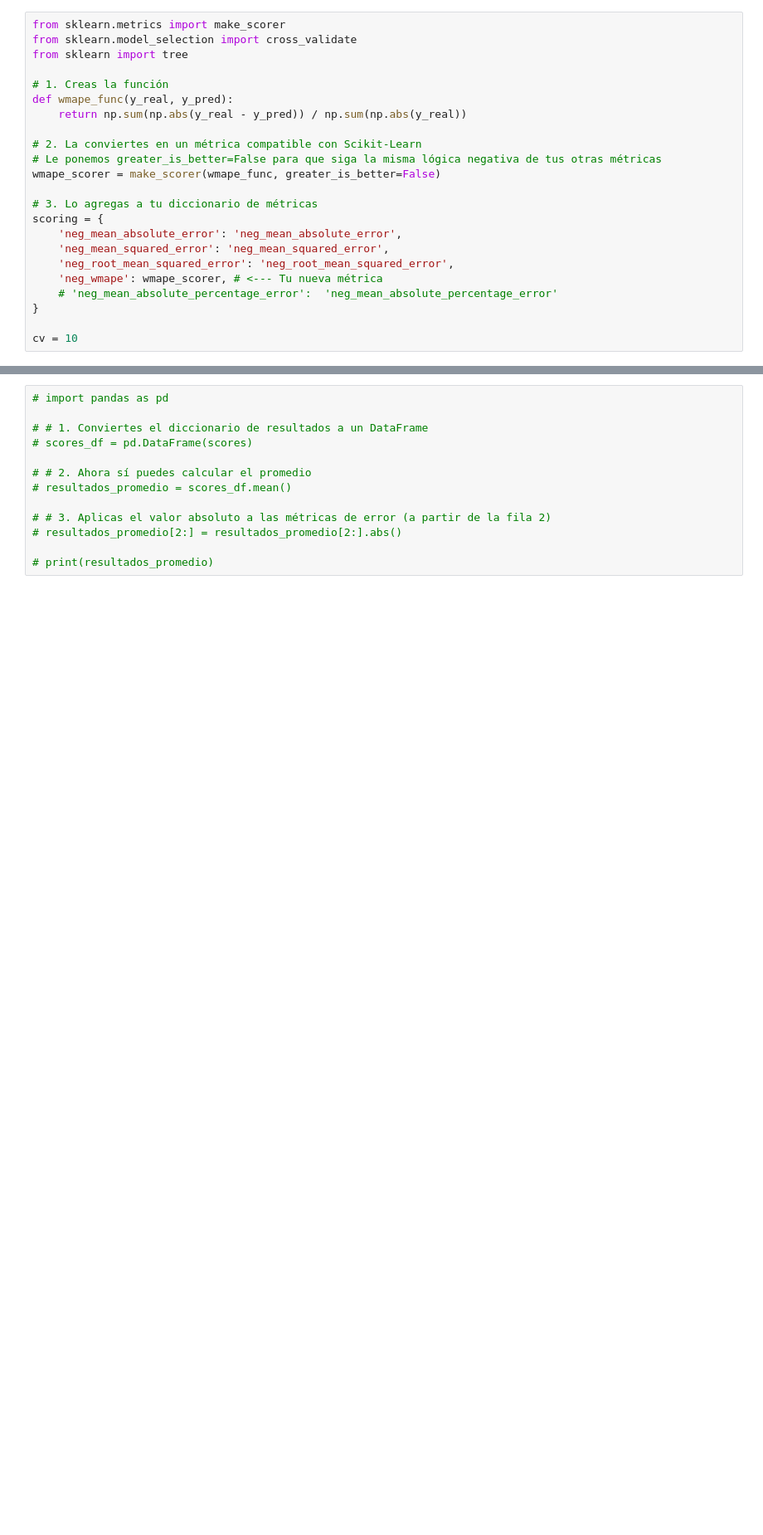
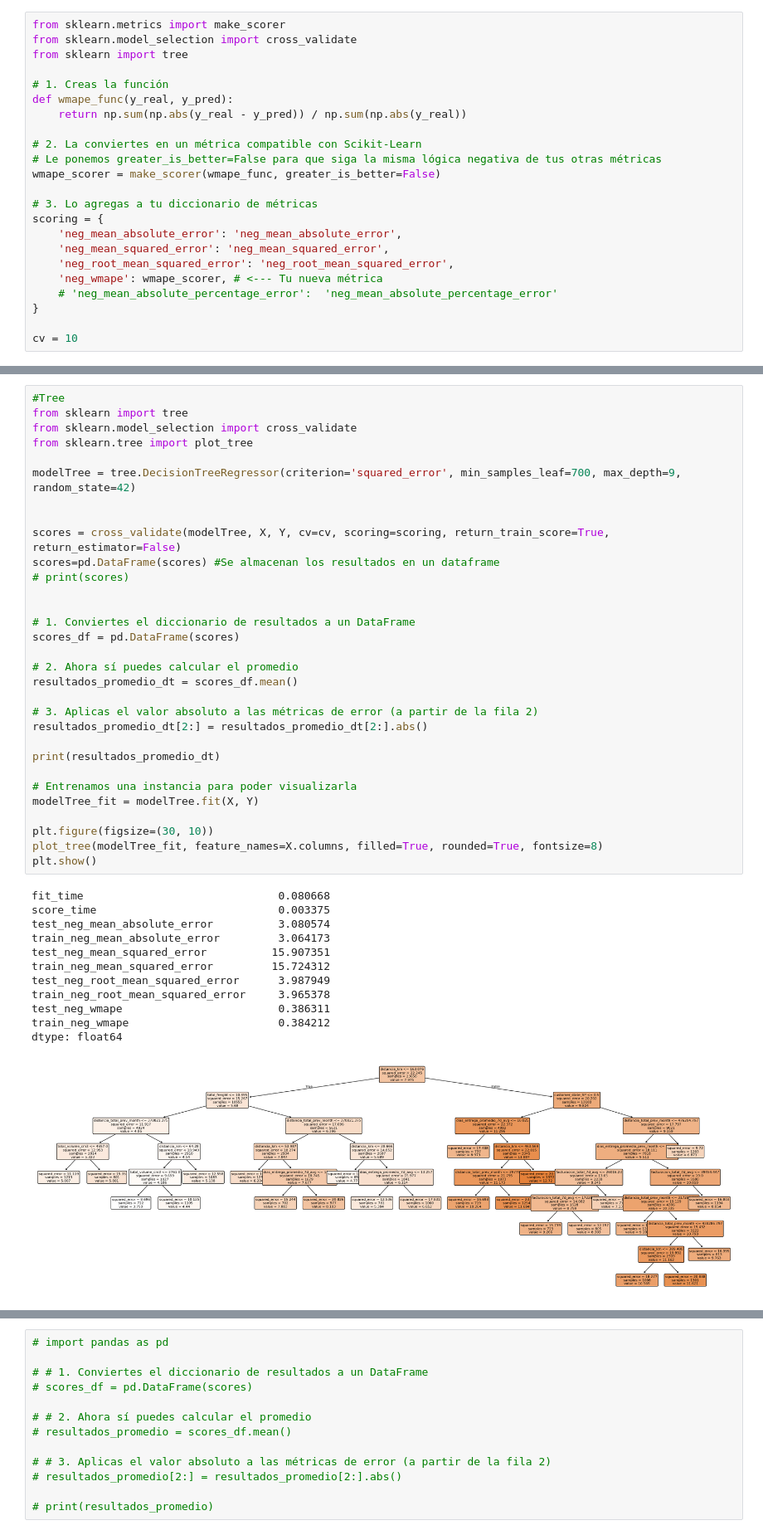
Before and after one commit to mandresblanco/UPB-Proyecto-ecommerce, a Jupyter notebook: regresion_olist_ecommerce.ipynb, the cells around one changed output, grey strips where cells are left out. Shown at 83% size. Drawn from its saved outputs; the diff is of its cells as text; blank space fills up the shorter version.

```diff
--- a/regresion_olist_ecommerce.ipynb
+++ b/regresion_olist_ecommerce.ipynb
@@ -297 +316,45 @@ train_neg_wmape                       0.360954
 dtype: float64
+# %%
+#Tree
+from sklearn import tree
+from sklearn.model_selection import cross_validate
+from sklearn.tree import plot_tree
+
+modelTree = tree.DecisionTreeRegressor(criterion='squared_error', min_samples_leaf=700, max_depth=9, random_state=42)
+
+
+scores = cross_validate(modelTree, X, Y, cv=cv, scoring=scoring, return_train_score=True, return_estimator=False)
+scores=pd.DataFrame(scores) #Se almacenan los resultados en un dataframe
+# print(scores)
+
+
+# 1. Conviertes el diccionario de resultados a un DataFrame
+scores_df = pd.DataFrame(scores)
+
+# 2. Ahora sí puedes calcular el promedio
+resultados_promedio_dt = scores_df.mean()
+
+# 3. Aplicas el valor absoluto a las métricas de error (a partir de la fila 2)
+resultados_promedio_dt[2:] = resultados_promedio_dt[2:].abs()
+
+print(resultados_promedio_dt)
+
+# Entrenamos una instancia para poder visualizarla
+modelTree_fit = modelTree.fit(X, Y)
+
+plt.figure(figsize=(30, 10))
+plot_tree(modelTree_fit, feature_names=X.columns, filled=True, rounded=True, fontsize=8)
+plt.show()
+# %% [output]
+fit_time                              0.080668
+score_time                            0.003375
+test_neg_mean_absolute_error          3.080574
+train_neg_mean_absolute_error         3.064173
+test_neg_mean_squared_error          15.907351
+train_neg_mean_squared_error         15.724312
+test_neg_root_mean_squared_error      3.987949
+train_neg_root_mean_squared_error     3.965378
+test_neg_wmape                        0.386311
+train_neg_wmape                       0.384212
+dtype: float64
+[figure, added]
```
Also changed, not shown: parts of 28 cells of this notebook, 18 other files.
